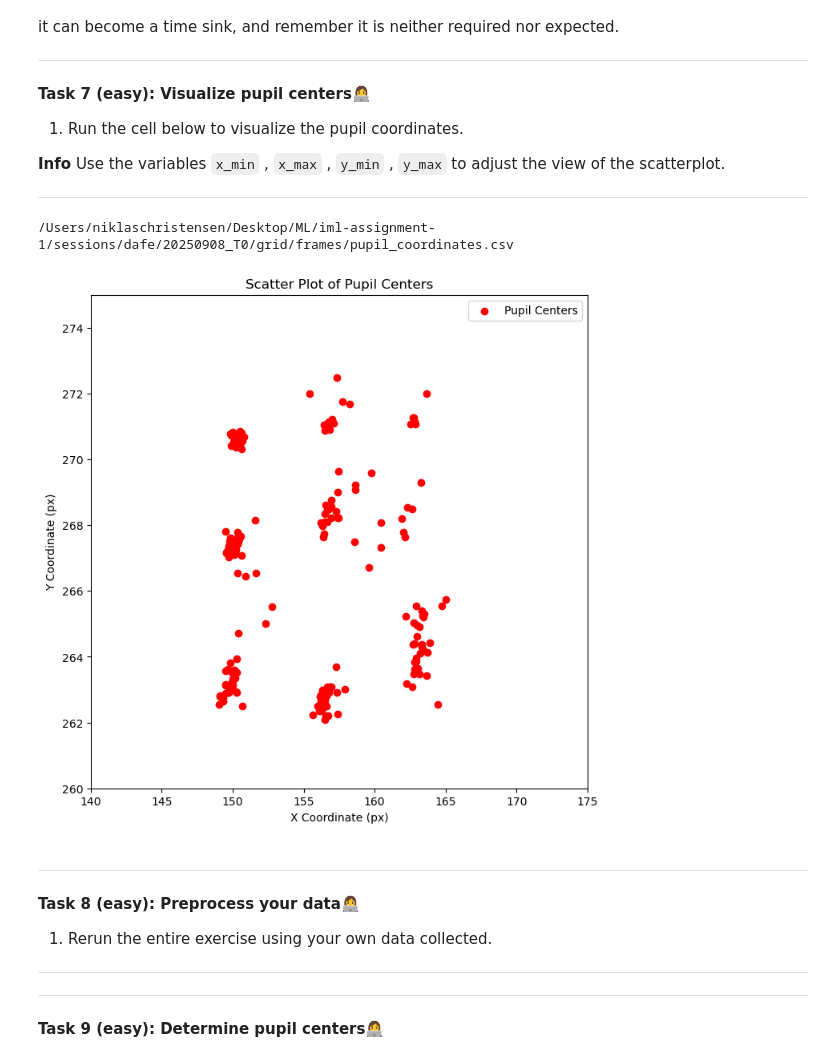
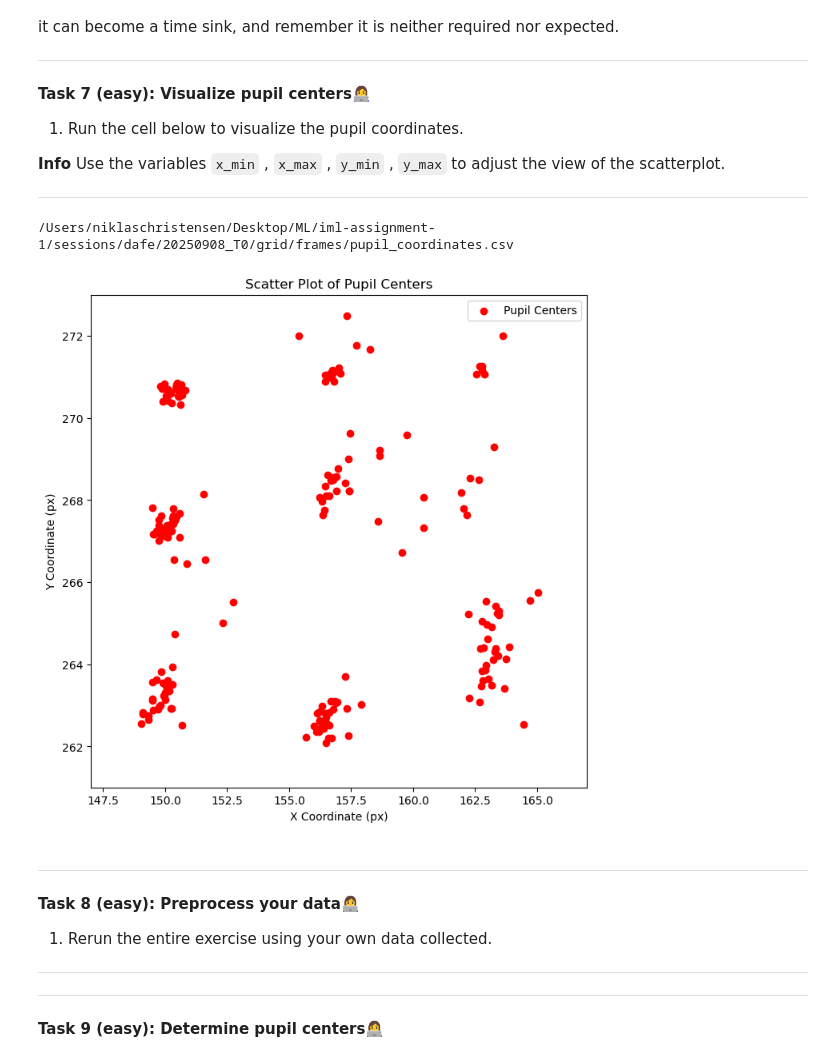
Before and after one commit to davidfeldner/iml-assignment-1, a Jupyter notebook: 01-data-preprocessing.ipynb, the cells around one changed output. Saved outputs shown, nothing was run; the diff lists cells and outputs as text; code cells hidden in the pictures.

Commit message:
adjust point plot

```diff
--- a/01-data-preprocessing.ipynb
+++ b/01-data-preprocessing.ipynb
@@ -422,15 +422,15 @@ Use the variables `x_min`
 # %%
 import matplotlib.pyplot as plt
 import pandas as pd
 csv_file = f"{frames_directory}/pupil_coordinates.csv"
-x_min = 140
-x_max = 175
-y_min = 260
-y_max = 275
+x_min = 147
+x_max = 167
+y_min = 261
+y_max = 273
 iml_util.visualize_pupil_centers(csv_file, pattern, x_min, x_max, y_min, y_max)
 # %% [output]
 /Users/niklaschristensen/Desktop/ML/iml-assignment-1/sessions/dafe/20250908_T0/grid/frames/pupil_coordinates.csv
-[figure, old version]
+[figure, new version]
 # %% [markdown]
 
 ---
```
